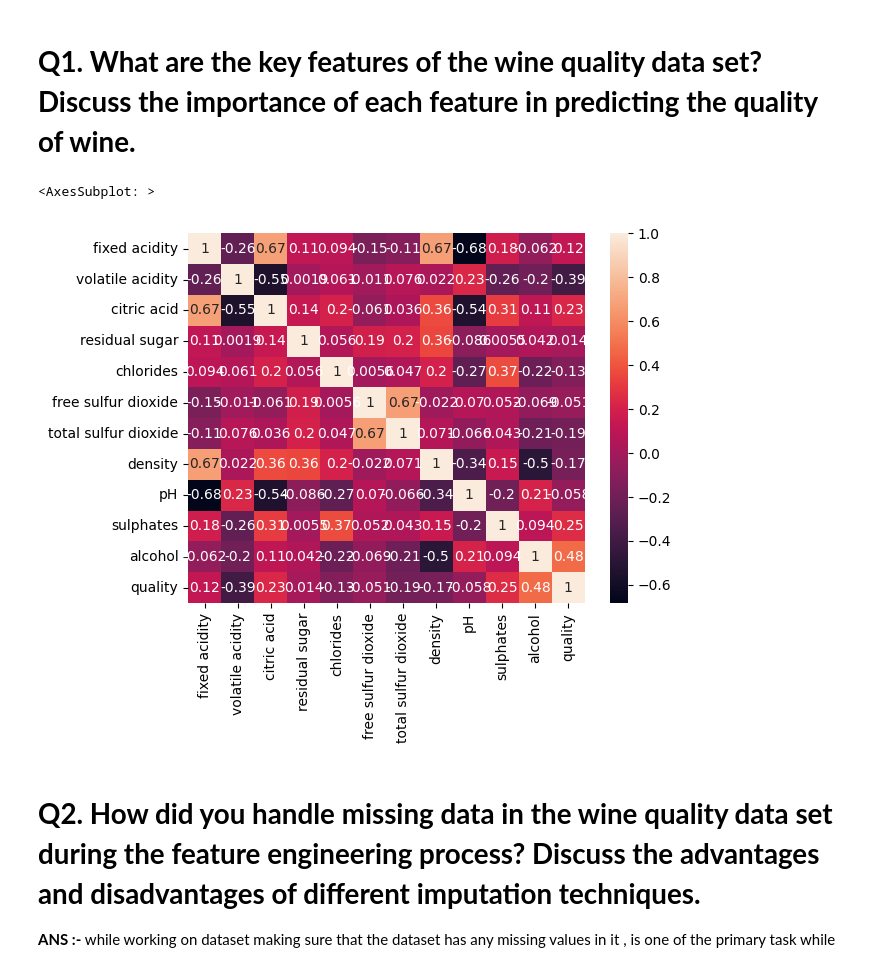
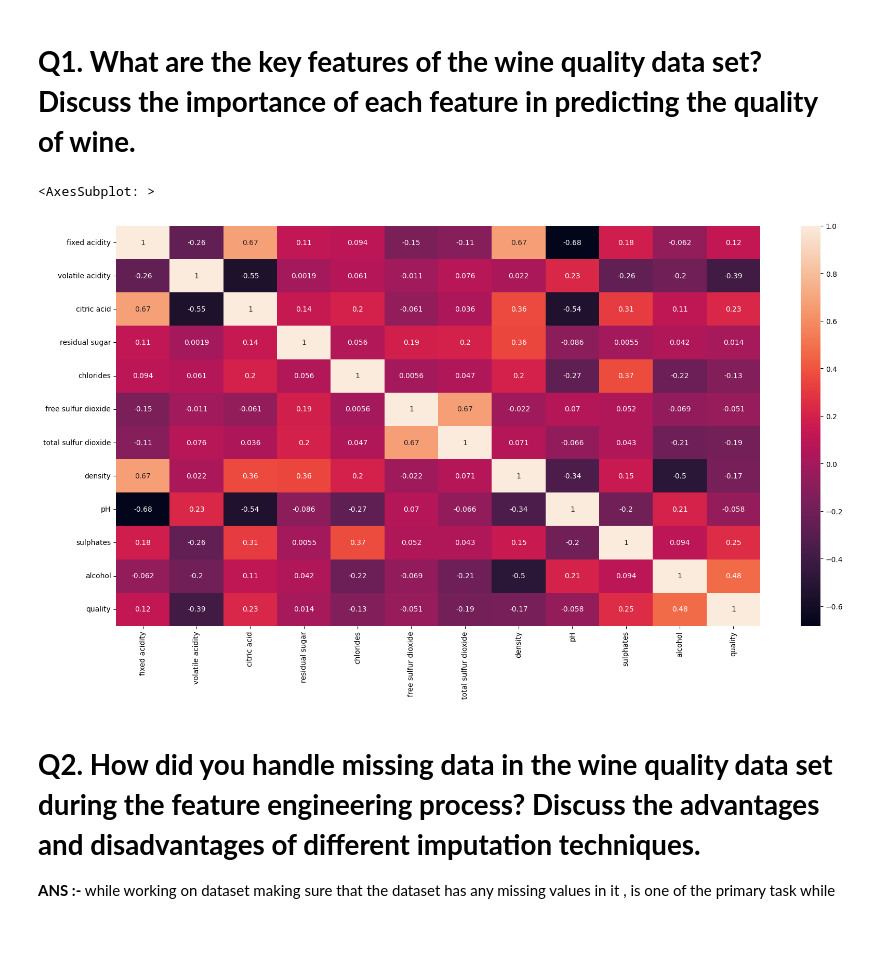
Before and after one commit to prashdev01/ML-assignments, a Jupyter notebook: 24Mar_ML_assignment.ipynb, the cells around one changed output. Cells and saved outputs as stored; diff of their text form; code cells hidden in the pictures; blank space fills up the shorter version.

```diff
--- a/24Mar_ML_assignment.ipynb
+++ b/24Mar_ML_assignment.ipynb
@@ -3,16 +3,24 @@
 # %%
 import pandas as pd
 import seaborn as sns
+import matplotlib.pyplot as plt
+
 
 df = pd.read_csv("Datasets/1.0-winequality-red.csv")
 df.head()
 
+plt.figure(figsize=(20,10))
+plt.subplot()
 sns.heatmap(df.corr(),annot=True)
 
-# looking at the graph below we can say that there is a key features like alcohol and sulphates which are corralational to the quakity of wine
+# looking at the graph below we can say that there is a key features like alcohol ,citric acid and sulphates which are corralational to the quakity of wine
+
+# we can predict that a good amount of citric acid , sulphate and alcohol can make a good quality wine.
+
+# ther are some other features which can cause the reasone for good quality wine but they do not play some major role like fixed acidity and rsudial sugar
 # %% [output]
 <AxesSubplot: >
-[figure, old version]
+[figure, new version]
 # %% [markdown]
 # **Q2. How did you handle missing data in the wine quality data set during the feature engineering process? Discuss the advantages and disadvantages of different imputation techniques.**
 
```
Also changed, not shown: parts of 4 cells of this notebook.
